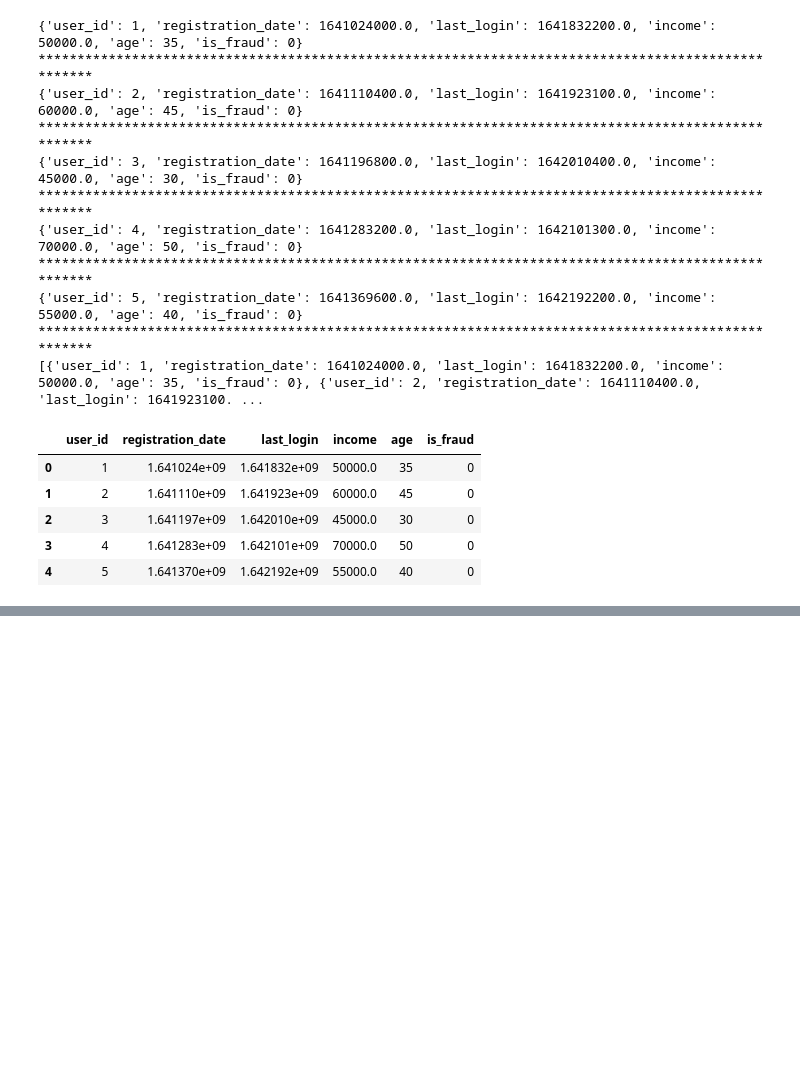
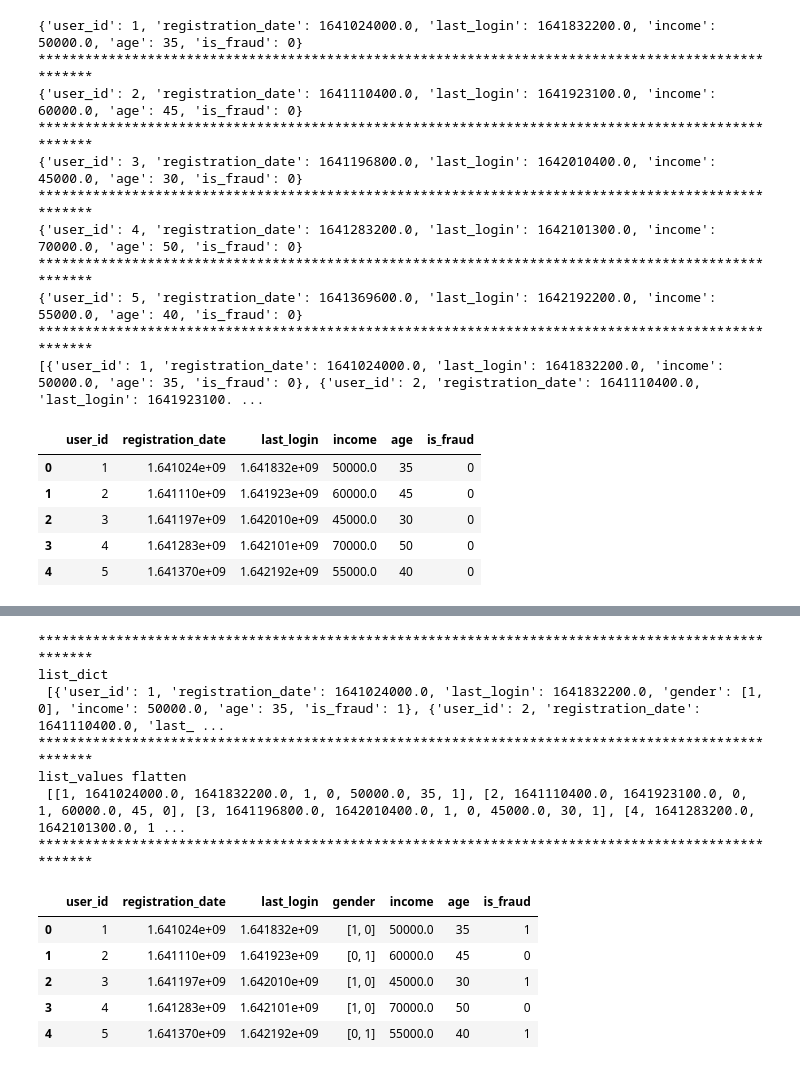
Before and after one commit to chevernemilia/ecl-ds-toolkit, a Jupyter notebook: Data_Manipulation.ipynb, the cells around one changed output, grey strips where cells are left out. Saved outputs shown, nothing was run; the diff lists cells and outputs as text; code cells hidden in the pictures; blank space fills up the shorter version.

```diff
--- a/Data_Manipulation.ipynb
+++ b/Data_Manipulation.ipynb
@@ -368,0 +405,76 @@ df
+# %%
+import datetime as dt
+def create_df_no_categorical(param_schema, training_data, label_data):
+
+    rows = []
+
+    rows_values = []
+    # i  up to 5
+    for i in range(len(training_data)):
+
+        row = {}
+
+        # j up to 7
+        for j, columnn_dict in enumerate(param_schema):
+
+            col_type = list(columnn_dict.values())[0]
+            col_name = list(columnn_dict.values())[1]
+
+            # this allow to get one column at a time from training_data
+            col_data = [entry[j] for entry in training_data]
+
+            # the three if-else are mutually exclusive so need to treat it as a group of if-else conditions tgt
+            if col_type == 'Date':
+                # col_data = dt.datetime.strptime(col_data, '%Y-%m-%d').timestamp()
+                col_data= [dt.datetime.strptime(x, '%Y-%m-%d').timestamp() for x in col_data]
+
+            elif col_type == 'DateTime':
+                col_data = [dt.datetime.strptime(x, '%Y-%m-%d %H:%M:%S').timestamp() for x in col_data]
+                # print('col_data',col_data)
+
+            elif col_type == "Boolean":
+                col_data = [1 if x == True else 0  for x in col_data]
+
+            elif col_type == 'String':
+                col_data = one_hot_encode(col_data)
+            row[col_name] = col_data[i]
+
+        # this block try to only obtain all value from all key and output individually
+        row_values = list(row.values())
+        flat_list = []
+        # underscore "-" is used as placeholder when you need to perform operation on each element without actually ref to the element itself
+        # usually list comprehension is for create list, not for extend() or append() which is done here.
+        _ = [ flat_list.extend(flatten(x)) if isinstance(x,list) else flat_list.append(x) for x in row_values]
+
+        # print(row_values)
+        # rows contains items of dictionary which key:value are colname:colvalue pair
+        rows.append(row)
+        rows_values.append(flat_list)
+        # rows_values.append(row_values)   #just use row_values if want the unflatten version of all values in nested list
+
+    print('*' *100)
+    return(rows, rows_values)
+
+list_dict , list_values = create_df_no_categorical(param_schema, training_data, label_data)
+
+print('list_dict\n',list_dict)
+print('*' *100)
+print('list_values flatten\n', list_values)
+print('*' *100)
+
+df = pd.DataFrame(list_dict)
+df
+# %% [output]
+****************************************************************************************************
+list_dict
+ [{'user_id': 1, 'registration_date': 1641024000.0, 'last_login': 1641832200.0, 'gender': [1, 0], 'income': 50000.0, 'age': 35, 'is_fraud': 1}, {'user_id': 2, 'registration_date': 1641110400.0, 'last_ ...
+****************************************************************************************************
+list_values flatten
+ [[1, 1641024000.0, 1641832200.0, 1, 0, 50000.0, 35, 1], [2, 1641110400.0, 1641923100.0, 0, 1, 60000.0, 45, 0], [3, 1641196800.0, 1642010400.0, 1, 0, 45000.0, 30, 1], [4, 1641283200.0, 1642101300.0, 1 ...
+****************************************************************************************************
+|  | user_id | registration_date | last_login | gender | income | age | is_fraud |
+| 0 | 1 | 1.641024e+09 | 1.641832e+09 | [1, 0] | 50000.0 | 35 | 1 |
+| 1 | 2 | 1.641110e+09 | 1.641923e+09 | [0, 1] | 60000.0 | 45 | 0 |
+| 2 | 3 | 1.641197e+09 | 1.642010e+09 | [1, 0] | 45000.0 | 30 | 1 |
+| 3 | 4 | 1.641283e+09 | 1.642101e+09 | [1, 0] | 70000.0 | 50 | 0 |
+| 4 | 5 | 1.641370e+09 | 1.642192e+09 | [0, 1] | 55000.0 | 40 | 1 |
```
Also changed, not shown: parts of 2 cells of this notebook.
